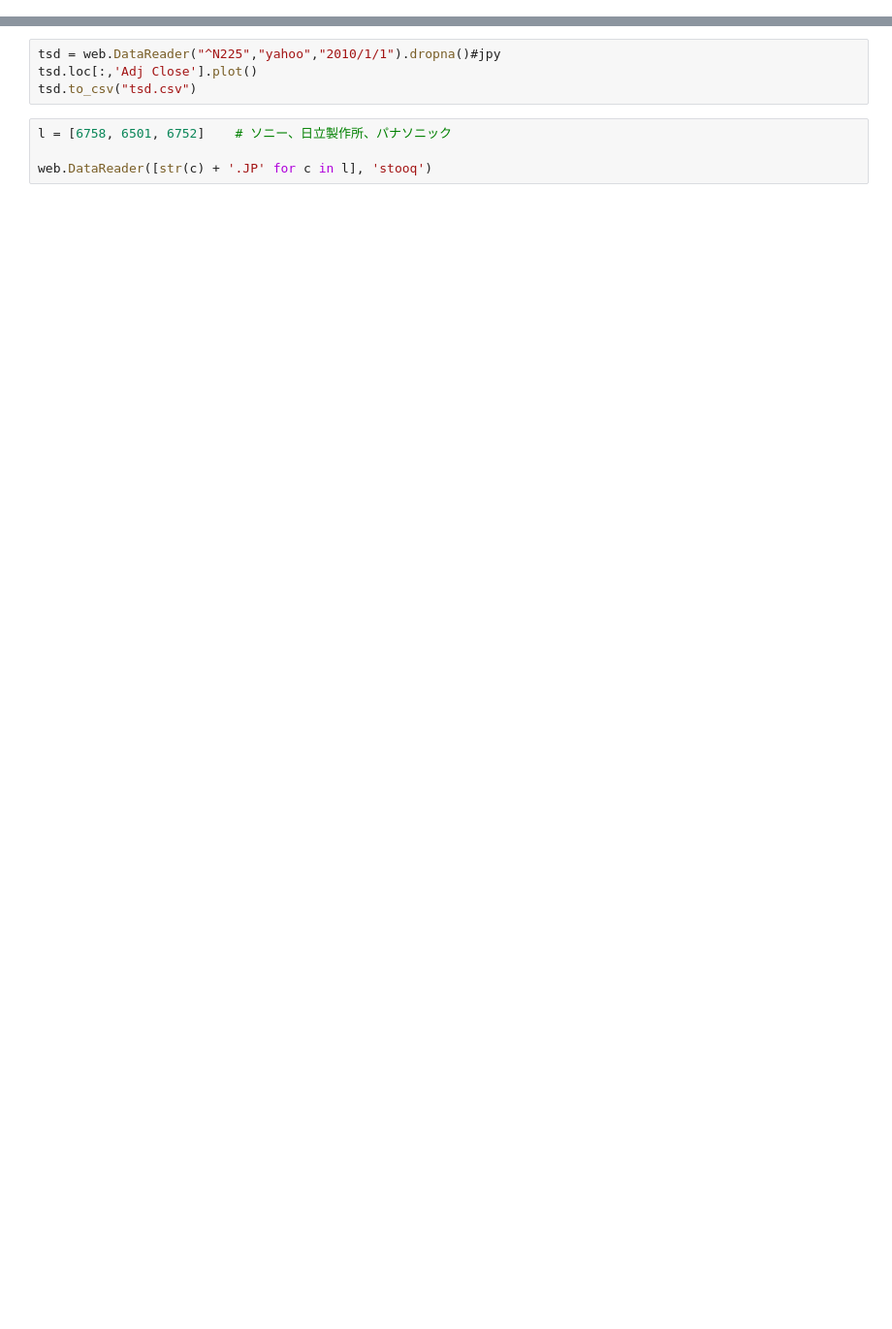
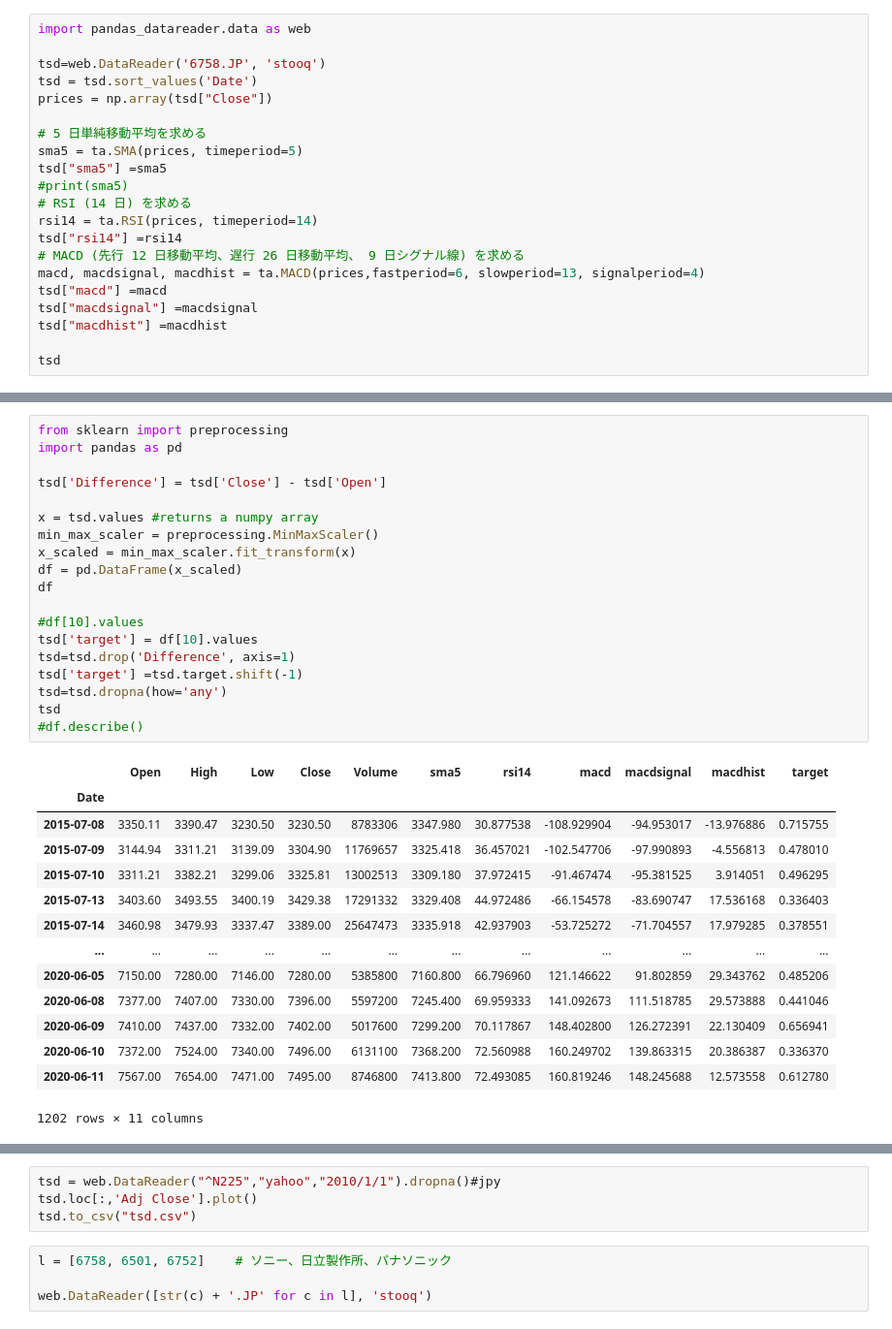
Before and after one commit to gongontarou/python, a Jupyter notebook: Data download/japanese stock.ipynb, the cells around one changed output, grey strips where cells are left out. Shown at 97% size. Drawn from its saved outputs; the diff is of its cells as text; blank space fills up the shorter version.

```diff
--- a/Data download/japanese stock.ipynb
+++ b/Data download/japanese stock.ipynb
@@ -4,0 +13,21 @@ web.DataReader('6758.JP', 'stooq')
+# %%
+import pandas_datareader.data as web
+
+tsd=web.DataReader('6758.JP', 'stooq')
+tsd = tsd.sort_values('Date')
+prices = np.array(tsd["Close"])
+
+# 5 日単純移動平均を求める
+sma5 = ta.SMA(prices, timeperiod=5)
+tsd["sma5"] =sma5
+#print(sma5)
+# RSI (14 日) を求める
+rsi14 = ta.RSI(prices, timeperiod=14)
+tsd["rsi14"] =rsi14
+# MACD (先行 12 日移動平均、遅行 26 日移動平均、 9 日シグナル線) を求める
+macd, macdsignal, macdhist = ta.MACD(prices,fastperiod=6, slowperiod=13, signalperiod=4)
+tsd["macd"] =macd
+tsd["macdsignal"] =macdsignal
+tsd["macdhist"] =macdhist
+
+tsd
@@ -4,0 +49,34 @@ web.DataReader('6758.JP', 'stooq')
+# %%
+from sklearn import preprocessing
+import pandas as pd
+
+tsd['Difference'] = tsd['Close'] - tsd['Open']
+
+x = tsd.values #returns a numpy array
+min_max_scaler = preprocessing.MinMaxScaler()
+x_scaled = min_max_scaler.fit_transform(x)
+df = pd.DataFrame(x_scaled)
+df
+
+#df[10].values
+tsd['target'] = df[10].values
+tsd=tsd.drop('Difference', axis=1)
+tsd['target'] =tsd.target.shift(-1)
+tsd=tsd.dropna(how='any')
+tsd
+#df.describe()
+# %% [output]
+|  | Open | High | Low | Close | Volume | sma5 | rsi14 | macd | macdsignal | macdhist | target |
+| Date |  |  |  |  |  |  |  |  |  |  |  |
+| 2015-07-08 | 3350.11 | 3390.47 | 3230.50 | 3230.50 | 8783306 | 3347.980 | 30.877538 | -108.929904 | -94.953017 | -13.976886 | 0.715755 |
+| 2015-07-09 | 3144.94 | 3311.21 | 3139.09 | 3304.90 | 11769657 | 3325.418 | 36.457021 | -102.547706 | -97.990893 | -4.556813 | 0.478010 |
+| 2015-07-10 | 3311.21 | 3382.21 | 3299.06 | 3325.81 | 13002513 | 3309.180 | 37.972415 | -91.467474 | -95.381525 | 3.914051 | 0.496295 |
+| 2015-07-13 | 3403.60 | 3493.55 | 3400.19 | 3429.38 | 17291332 | 3329.408 | 44.972486 | -66.154578 | -83.690747 | 17.536168 | 0.336403 |
+| 2015-07-14 | 3460.98 | 3479.93 | 3337.47 | 3389.00 | 25647473 | 3335.918 | 42.937903 | -53.725272 | -71.704557 | 17.979285 | 0.378551 |
+| ... | ... | ... | ... | ... | ... | ... | ... | ... | ... | ... | ... |
+| 2020-06-05 | 7150.00 | 7280.00 | 7146.00 | 7280.00 | 5385800 | 7160.800 | 66.796960 | 121.146622 | 91.802859 | 29.343762 | 0.485206 |
+| 2020-06-08 | 7377.00 | 7407.00 | 7330.00 | 7396.00 | 5597200 | 7245.400 | 69.959333 | 141.092673 | 111.518785 | 29.573888 | 0.441046 |
+| 2020-06-09 | 7410.00 | 7437.00 | 7332.00 | 7402.00 | 5017600 | 7299.200 | 70.117867 | 148.402800 | 126.272391 | 22.130409 | 0.656941 |
+| 2020-06-10 | 7372.00 | 7524.00 | 7340.00 | 7496.00 | 6131100 | 7368.200 | 72.560988 | 160.249702 | 139.863315 | 20.386387 | 0.336370 |
+| 2020-06-11 | 7567.00 | 7654.00 | 7471.00 | 7495.00 | 8746800 | 7413.800 | 72.493085 | 160.819246 | 148.245688 | 12.573558 | 0.612780 |
+1202 rows × 11 columns
```
Also changed, not shown: parts of 11 cells of this notebook, 3 other files.
